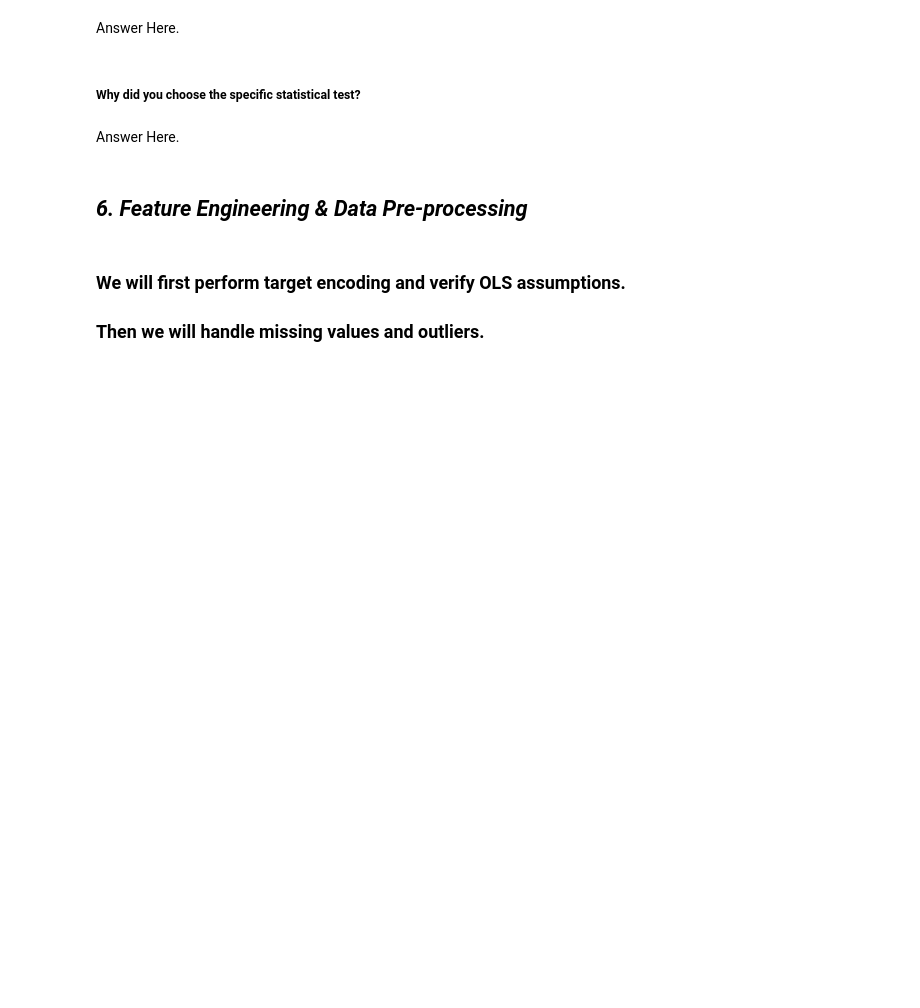
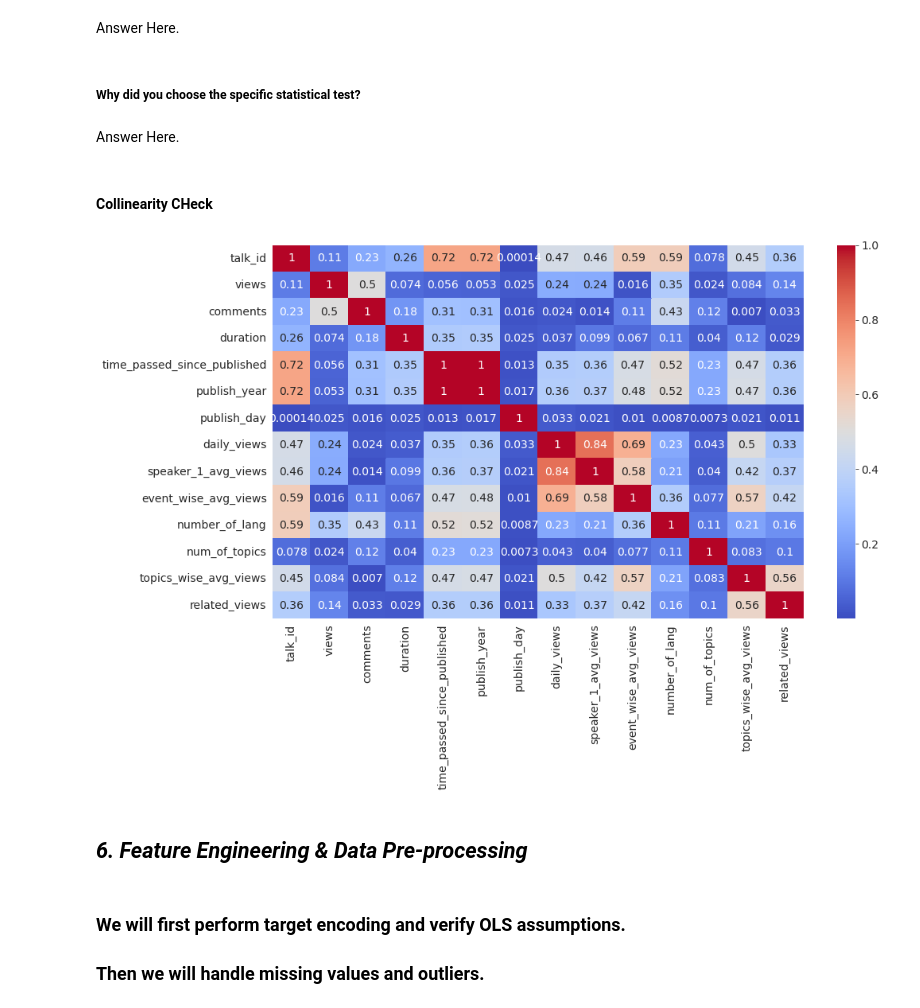
Before and after one commit to rajathAgalkote/TedTalksViewsPrediction_MLRegression, a Jupyter notebook: TED_Talks_Prediction_Regression_ML.ipynb, the cells around one changed output. Drawn from its saved outputs; the diff is of its cells as text; code cells hidden in the pictures; blank space fills up the shorter version.

```diff
--- a/TED_Talks_Prediction_Regression_ML.ipynb
+++ b/TED_Talks_Prediction_Regression_ML.ipynb
@@ -885,6 +889,14 @@ Answer Here.
 ##### Why did you choose the specific statistical test?
 # %% [markdown]
 Answer Here.
+# %% [markdown]
+#### Collinearity CHeck
+# %%
+fig, ax = plt.subplots(figsize=(15,10))
+sns.heatmap(np.abs(raw_data.corr()), annot= True, cmap= 'coolwarm')
+plt.show()
+# %% [output]
+[figure, added]
 # %% [markdown]
 ## ***6. Feature Engineering & Data Pre-processing***
 # %% [markdown]
```
Also changed, not shown: parts of 9 cells of this notebook.
